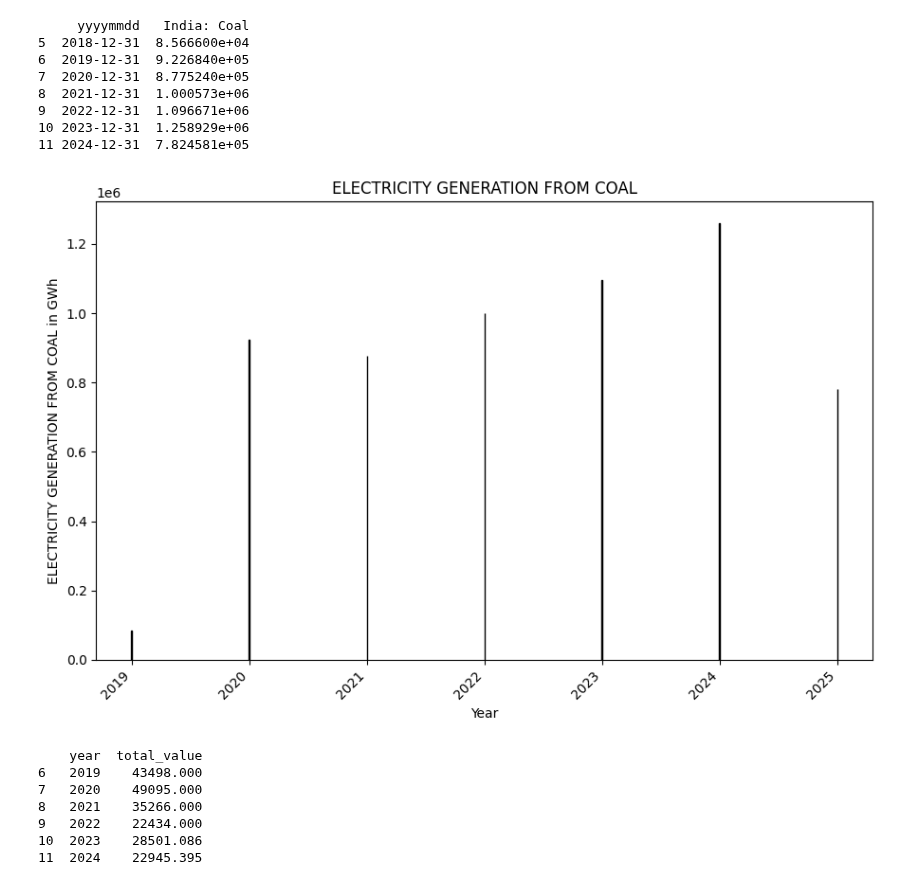
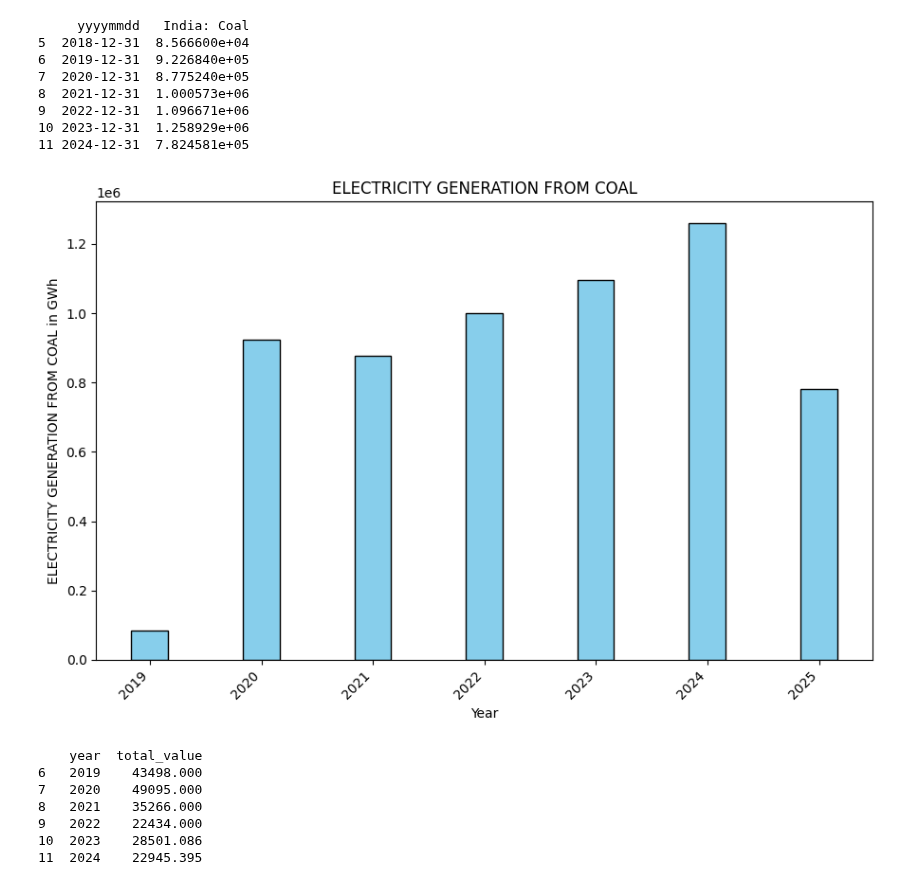
Before and after one commit to jayantxchauhan/India-Energy-Analytics-Model, a Jupyter notebook: ANALYSIS_2.ipynb, the cells around one changed output. Drawn from its saved outputs; the diff is of its cells as text; code cells hidden in the pictures.

```diff
--- a/ANALYSIS_2.ipynb
+++ b/ANALYSIS_2.ipynb
@@ -75,15 +75,15 @@ print(ap)
 11 2024-12-31  7.824581e+05
 # %%
 plot.figure(figsize=(9, 6))
-plot.bar(ap['yyyymmdd'], ap['India: Coal'], color='skyblue', edgecolor='black')
+plot.bar(ap['yyyymmdd'], ap['India: Coal'], color='skyblue', edgecolor='black', width=120)
 plot.xlabel('Year')
 plot.ylabel('ELECTRICITY GENERATION FROM COAL in GWh')
 plot.title('ELECTRICITY GENERATION FROM COAL')
 plot.xticks(rotation=45, ha='right')
 plot.tight_layout()
 plot.show()
 # %% [output]
-[figure, old version]
+[figure, new version]
 # %%
 ap1=yearly_data[['yyyymmdd','India: Gas']]
 # Convert the date column to datetime format
```
Also changed, not shown: parts of 5 cells of this notebook.
